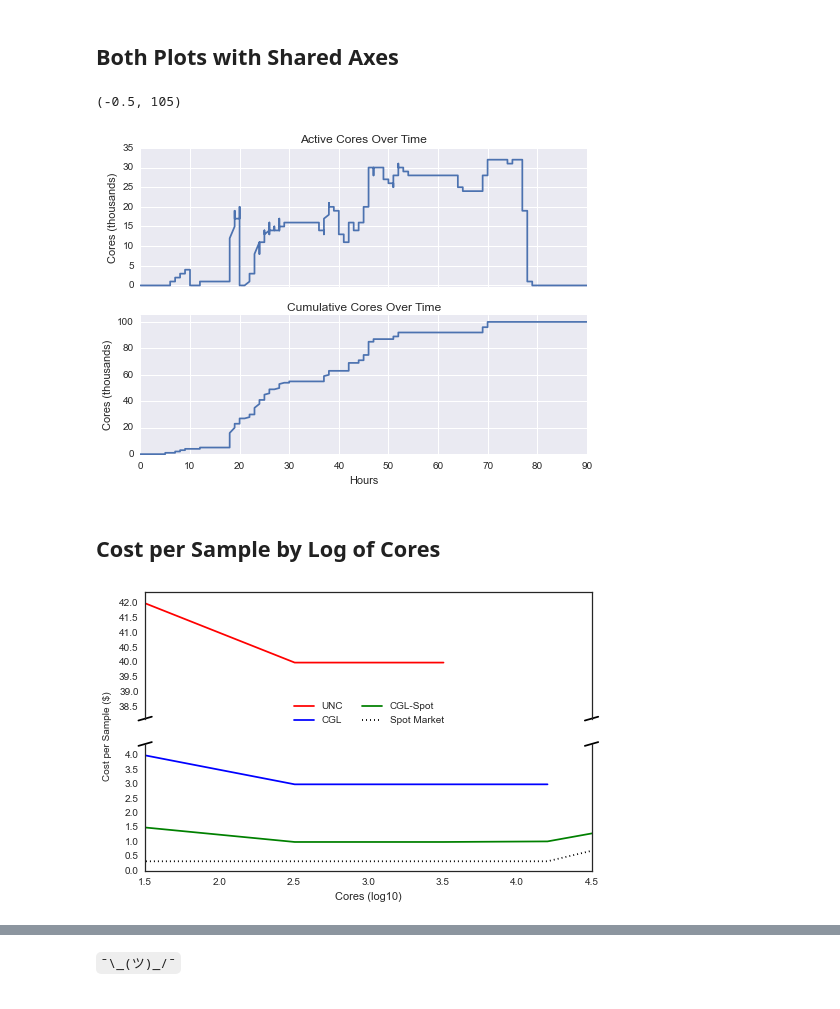
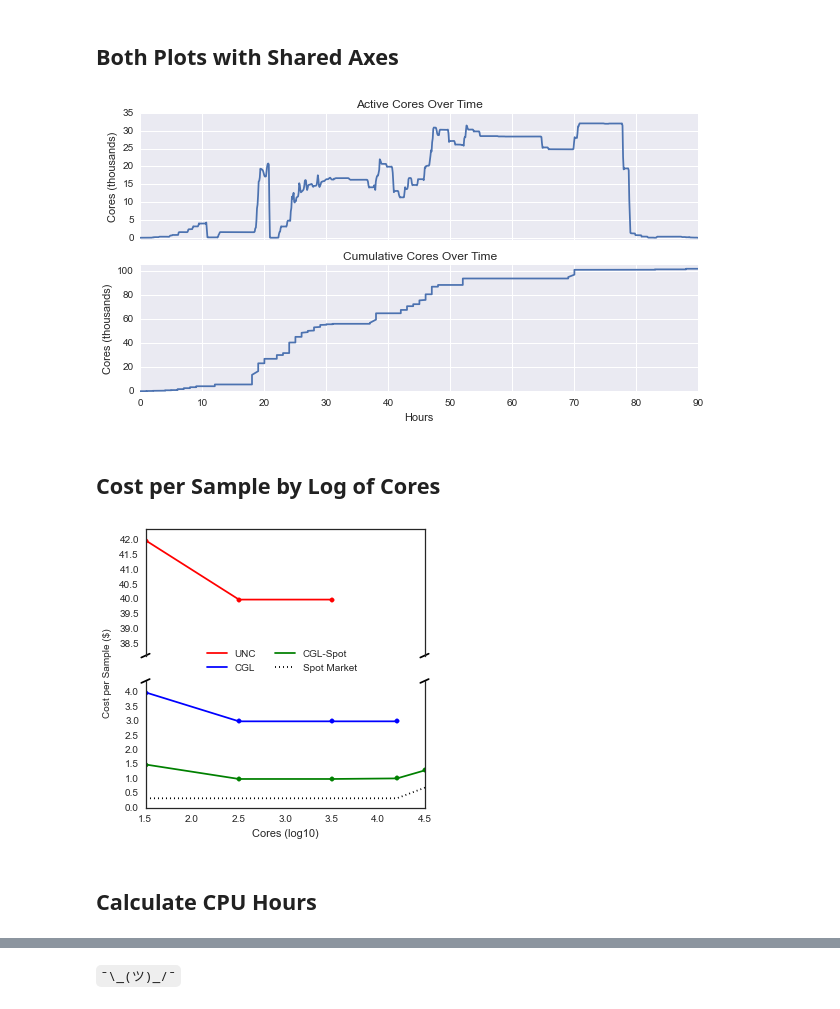
Before and after one commit to jvivian/ipython_notebooks, a Jupyter notebook: parsing_realtime_metrics/Parsing Realtime Metrics.ipynb, the cells around one changed output, grey strips where cells are left out. Drawn from its saved outputs; the diff is of its cells as text; code cells hidden in the pictures.

```diff
--- a/parsing_realtime_metrics/Parsing Realtime Metrics.ipynb
+++ b/parsing_realtime_metrics/Parsing Realtime Metrics.ipynb
@@ -320,5 +323,20 @@ num_cores = matrix.count()*32
+# %%
+num_workers = []
+for matrix in matrices:
+    matrix = matrices[matrix]
+    num_workers.append(matrix.count())
+num_workers = pd.DataFrame(num_workers)
+num_cores = num_workers.max()*32
+xaxis = [t*5.0/60 for t in xrange(len(num_cores))]
 # %%
-plt.plot([x/12 for x in xrange(len(num_cores))], num_cores)
+from scipy.interpolate import spline
+
+xnew = np.linspace(xaxis[0],xaxis[-1],1000)
+
+ysmooth = spline(xaxis, num_cores, xnew)
+
+plt.figure(figsize=(16,5))
+plt.plot(xnew, ysmooth)
 plt.ylabel('Number of Cores')
 plt.xlabel('Hours')
 plt.title('Size of Cluster Over Time');
@@ -349,19 +367,20 @@ plt.title('Cumulative Number of Cores Over Time');
 ## Both Plots with Shared Axes
 # %%
 sns.set_style('darkgrid')
-f, (ax, ax1) = plt.subplots(2, sharex=True)
-ax.plot([x/12 for x in xrange(len(num_cores))], [x/1000 for x in num_cores])
+f, (ax, ax1) = plt.subplots(2, sharex=True, figsize=(10,5))
+ax.plot(xnew, [x/1000 for x in ysmooth])
 ax1.plot([x/12 for x in xrange(len(cum_cores))], [x/1000 for x in cum_cores])
 ax.set_ylabel('Cores (thousands)')
 ax.set_title('Active Cores Over Time')
 ax1.set_ylabel('Cores (thousands)')
 ax1.set_title('Cumulative Cores Over Time')
-ax1.set_xlabel('Hours');
+ax1.set_xlabel('Hours')
 ax.set_ylim([-.5,35])
 ax1.set_ylim([-.5,105])
+ax.set_xlim([0,90])
+f.savefig('cores_shared.svg', type='svg', dpi=300)
 # %% [output]
-(-0.5, 105)
-[figure, old version]
+[figure, new version]
 # %% [markdown]
 ## Cost per Sample by Log of Cores
 # %%
@@ -373,11 +392,14 @@ spot_market = [.33, .33, .33, .33, .70]
 cores = [32*x for x in nodes]
 # %%
 sns.set_style("white")
-f, (ax, ax2) = plt.subplots(2, 1, sharex=True, figsize=(8,5))
+f, (ax, ax2) = plt.subplots(2, 1, sharex=True, figsize=(5,5))
 l1, = ax2.plot(np.log10(cores), cgl_spot, color='green')
+ax2.scatter(np.log10(cores), cgl_spot, color='green')
 l2, = ax2.plot(np.log10(cores[:-1]), cgl_cost, color='blue')
+ax2.scatter(np.log10(cores[:-1]), cgl_cost, color='blue')
 l3, = ax2.plot(np.log10(cores), spot_market, ls='dotted', color='black')
 l4, = ax.plot(np.log10(cores[:-2]), unc_cost, color='red')
+ax.scatter(np.log10(cores[:-2]), unc_cost, color='red')
 # Set Y-lim
 ax.set_ylim(38.1, 42.4)
 ax2.set_ylim(0, 4.4)
@@ -399,9 +421,12 @@ ax2.plot((1 - d, 1 + d), (1 - d, 1 + d), **kwargs)  # bottom-right diagonal
 # Legend
 lines = [l1, l2, l3, l4]
 labels = ['CGL-Spot', 'CGL', 'Spot Market', 'UNC']
-f.legend( (l4, l2, l1, l3),  ('UNC','CGL', 'CGL-Spot', 'Spot Market'), bbox_to_anchor=(0.62, 0.60), ncol=2)
-f.text(0.06, 0.5, 'Cost per Sample ($)', ha='center', va='center', rotation='vertical')
+f.legend( (l4, l2, l1, l3),  ('UNC','CGL', 'CGL-Spot', 'Spot Market'), bbox_to_anchor=(0.75, 0.57), ncol=2)
+f.text(0.02, 0.5, 'Cost per Sample ($)', ha='center', va='center', rotation='vertical')
 ax2.set_xlabel('Cores (log10)')
 ax.set_xlim([1.5, 4.5])
+f.savefig('cost_per_sample.svg', type='svg', dpi=300)
 # %% [output]
-[figure, old version]
+[figure, new version]
+# %% [markdown]
+## Calculate CPU Hours
```
Also changed, not shown: parts of 8 cells of this notebook.
